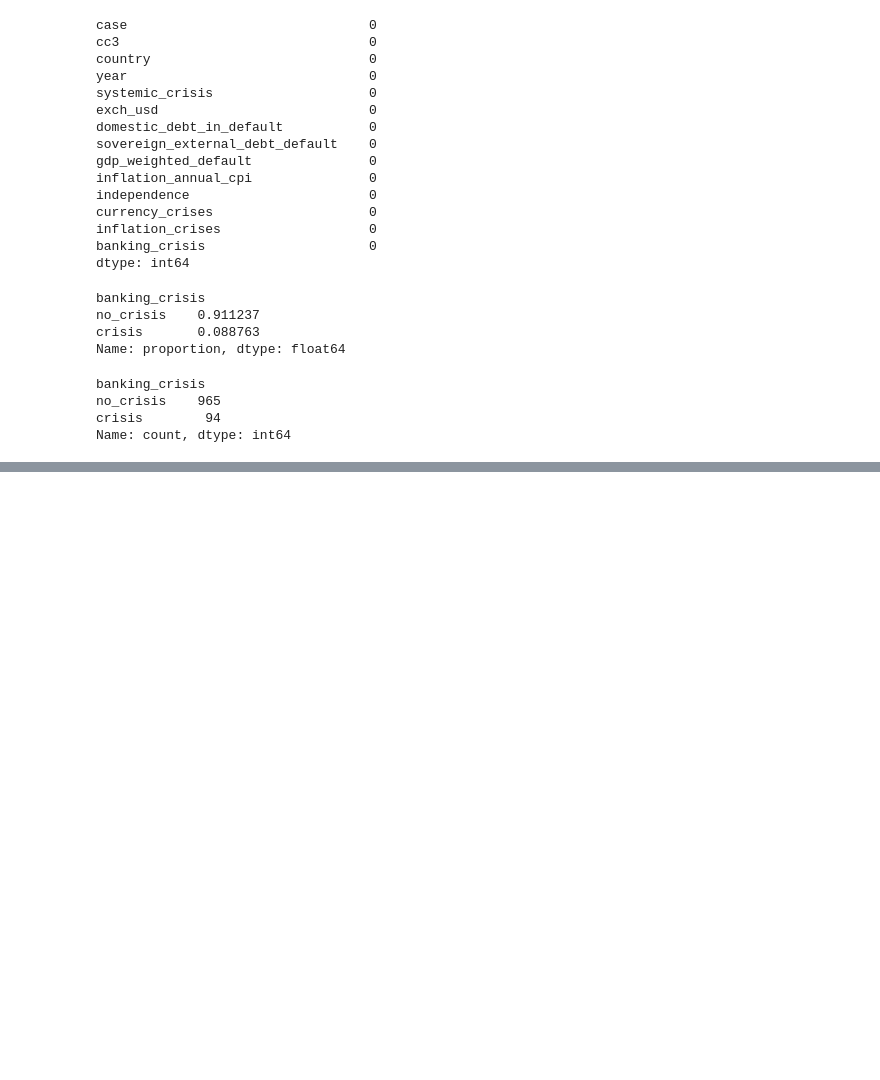
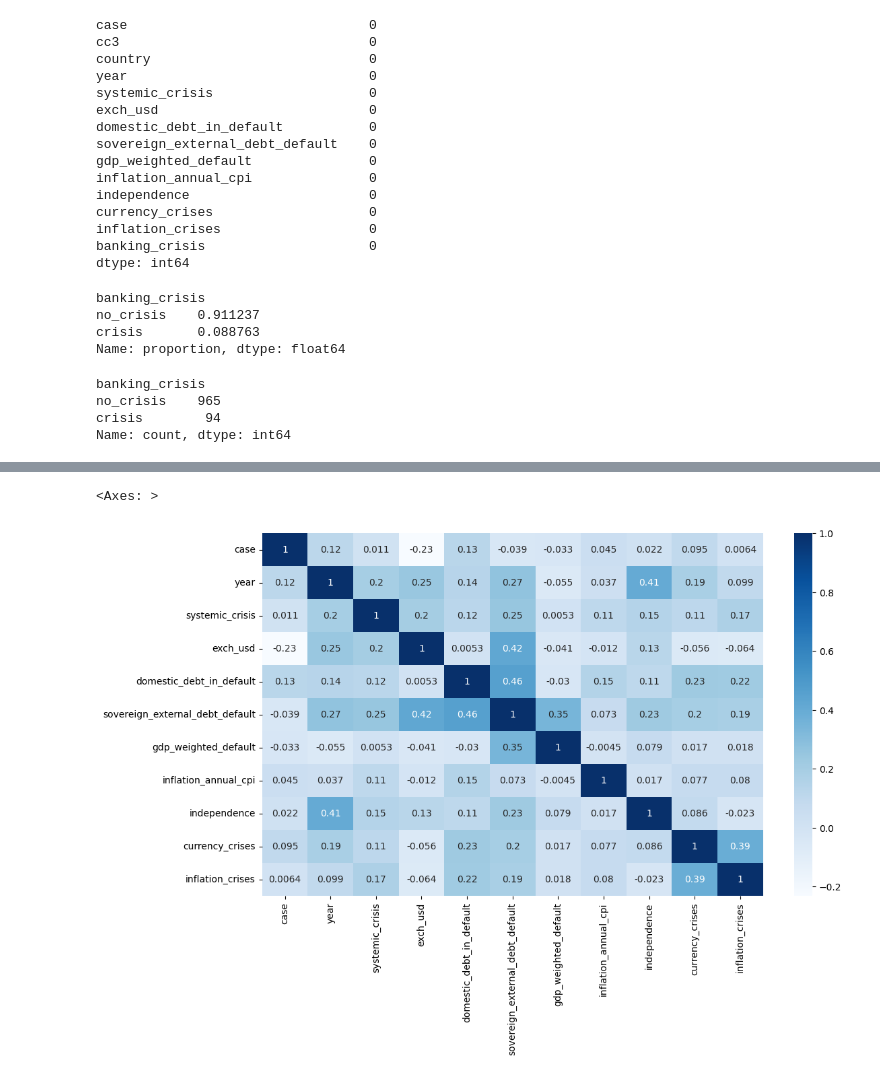
Before and after one commit to LeeBoy-Hmong/MachineLearning, a Jupyter notebook: FinancialCrisis/FinancialAfrica.ipynb, the cells around one changed output, grey strips where cells are left out. Saved outputs shown, nothing was run; the diff lists cells and outputs as text; code cells hidden in the pictures; blank space fills up the shorter version.

```diff
--- a/FinancialCrisis/FinancialAfrica.ipynb
+++ b/FinancialCrisis/FinancialAfrica.ipynb
@@ -116,0 +147,17 @@ plt.xticks([0,1],['Crisis', 'No Crisis'])
+# %%
+# Let see if we can use a heat map to find where which categories collide to make the most correlation.
+# Will run into an error if you don't get rid of the str columns.
+    # Let's clean up the data a little and get rid of 'cc3' column.
+float_df = raw_df[['case',
+                  'year',
+                  'systemic_crisis',
+                  'exch_usd',
+                  'domestic_debt_in_default',
+                  'sovereign_external_debt_default',
+                  'gdp_weighted_default',
+                  'inflation_annual_cpi',
+                  'independence',
+                  'currency_crises',
+                  'inflation_crises',]]
+
+float_df.head()
@@ -116,0 +171,6 @@ plt.xticks([0,1],['Crisis', 'No Crisis'])
+# %%
+plt.figure(figsize=(12,7))
+sns.heatmap(float_df.corr(), annot=True, cmap="Blues")
+# %% [output]
+<Axes: >
+[figure, added]
```
Also changed, not shown: parts of 3 cells of this notebook.
